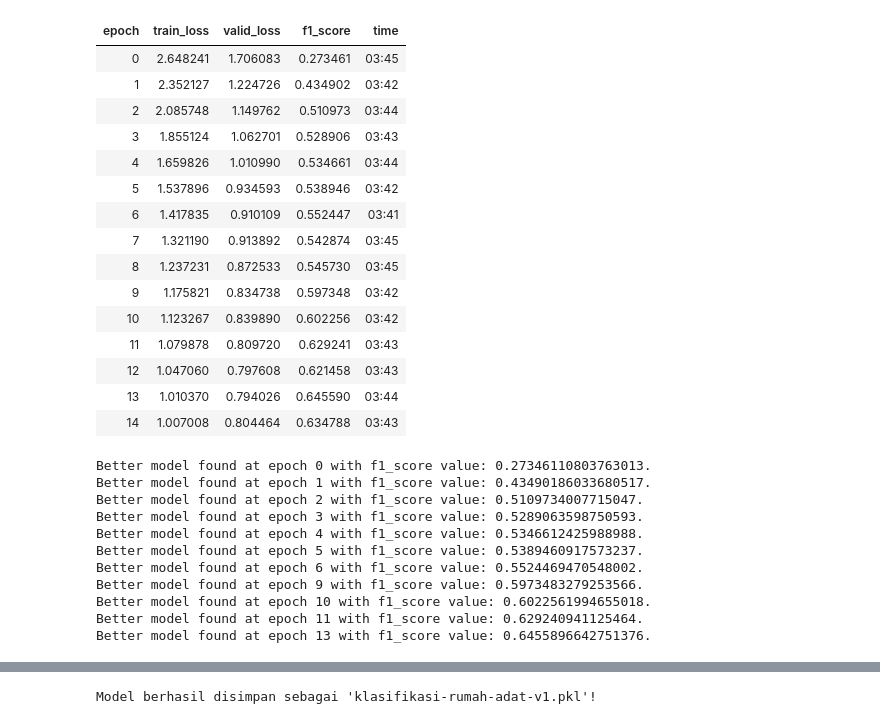
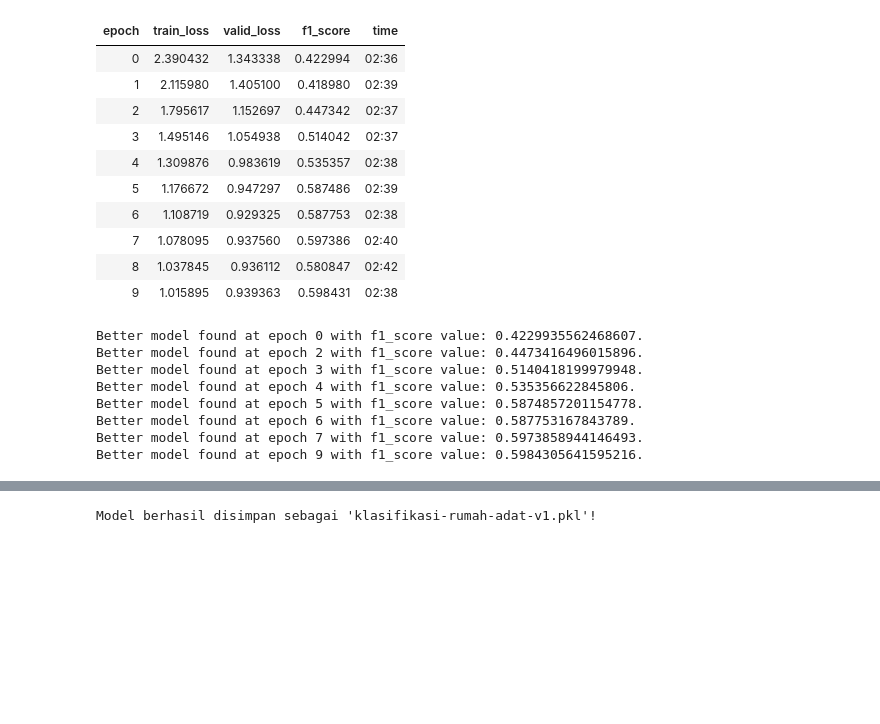
Before and after one commit to rafli-1729/indonesian-heritage-classification, a Jupyter notebook: dsc0084-empat-trio-notebook.ipynb, the cells around one changed output, grey strips where cells are left out. Saved outputs shown, nothing was run; the diff lists cells and outputs as text; code cells hidden in the pictures; blank space fills up the shorter version.

```diff
--- a/dsc0084-empat-trio-notebook.ipynb
+++ b/dsc0084-empat-trio-notebook.ipynb
@@ -20,9 +22,17 @@ warnings.filterwarnings('ignore')
 
 np.random.seed(42)
 # %%
-base_path = Path("/kaggle/input/dsc-logika-ui-2025")
+base_path = Path("/kaggle/input")
 train_path = base_path/'Train'/'Train'
 test_path = base_path/'Test'/'Test'
+base_path.ls()
 
-base_path.ls()
+train_cleaned_path = Path('/kaggle/working/train_cleaned/')
+
+if not train_cleaned_path.exists():
+    print(f"Copying '{train_cleaned_path}'...")
+    shutil.copytree(train_path, train_cleaned_path)
+    print("Success")
+else:
+    print(f"'{train_cleaned_path}' already exist")
 # %% [output]
@@ -83,0 +247,2 @@ dls_small.show_batch(max_n=9)
+# %%
+train_path = train_cleaned_path
@@ -97,19 +299,5 @@ Number of validation images: 350
-# %%
-model = timm.create_model('convnext_tiny.fb_in1k', pretrained=True)
-
-learn = vision_learner(
-    dls_small,
-    'convnext_tiny.fb_in1k',
-    metrics = F1Score(average='macro'),
-    path = '/kaggle/working/'
-)
 # %%
-lrs_small = learn.lr_find(suggest_funcs=(minimum, steep, valley, slide))
-display(
-    lrs_small.minimum,
-    lrs_small.steep,
-    lrs_small.valley,
-    lrs_small.slide
-)
+lrs_128 = learn.lr_find(suggest_funcs=(minimum, steep, valley, slide))
+print(f'learning rate optimal: {lrs_128.minimum, lrs_128.steep, lrs_128.valley, lrs_128.slide}')
 # %% [output]
 [interactive output not drawn]
@@ -121,38 +306,30 @@ display(
 # %%
 learn.fit_one_cycle(
-    15,
-    lrs_small.valley,
+    10,
+    lrs_128.valley,
     cbs = [
         MixUp(0.6),
         SaveModelCallback(monitor='f1_score')
     ]
 )
 # %% [output]
 | epoch | train_loss | valid_loss | f1_score | time |
-| 0 | 2.648241 | 1.706083 | 0.273461 | 03:45 |
-| 1 | 2.352127 | 1.224726 | 0.434902 | 03:42 |
-| 2 | 2.085748 | 1.149762 | 0.510973 | 03:44 |
-| 3 | 1.855124 | 1.062701 | 0.528906 | 03:43 |
-| 4 | 1.659826 | 1.010990 | 0.534661 | 03:44 |
-| 5 | 1.537896 | 0.934593 | 0.538946 | 03:42 |
-| 6 | 1.417835 | 0.910109 | 0.552447 | 03:41 |
-| 7 | 1.321190 | 0.913892 | 0.542874 | 03:45 |
-| 8 | 1.237231 | 0.872533 | 0.545730 | 03:45 |
-| 9 | 1.175821 | 0.834738 | 0.597348 | 03:42 |
-| 10 | 1.123267 | 0.839890 | 0.602256 | 03:42 |
-| 11 | 1.079878 | 0.809720 | 0.629241 | 03:43 |
-| 12 | 1.047060 | 0.797608 | 0.621458 | 03:43 |
-| 13 | 1.010370 | 0.794026 | 0.645590 | 03:44 |
-| 14 | 1.007008 | 0.804464 | 0.634788 | 03:43 |
+| 0 | 2.390432 | 1.343338 | 0.422994 | 02:36 |
+| 1 | 2.115980 | 1.405100 | 0.418980 | 02:39 |
+| 2 | 1.795617 | 1.152697 | 0.447342 | 02:37 |
+| 3 | 1.495146 | 1.054938 | 0.514042 | 02:37 |
+| 4 | 1.309876 | 0.983619 | 0.535357 | 02:38 |
+| 5 | 1.176672 | 0.947297 | 0.587486 | 02:39 |
+| 6 | 1.108719 | 0.929325 | 0.587753 | 02:38 |
+| 7 | 1.078095 | 0.937560 | 0.597386 | 02:40 |
+| 8 | 1.037845 | 0.936112 | 0.580847 | 02:42 |
+| 9 | 1.015895 | 0.939363 | 0.598431 | 02:38 |
-Better model found at epoch 0 with f1_score value: 0.27346110803763013.
-Better model found at epoch 1 with f1_score value: 0.43490186033680517.
-Better model found at epoch 2 with f1_score value: 0.5109734007715047.
-Better model found at epoch 3 with f1_score value: 0.5289063598750593.
-Better model found at epoch 4 with f1_score value: 0.5346612425988988.
-Better model found at epoch 5 with f1_score value: 0.5389460917573237.
-Better model found at epoch 6 with f1_score value: 0.5524469470548002.
-Better model found at epoch 9 with f1_score value: 0.5973483279253566.
-Better model found at epoch 10 with f1_score value: 0.6022561994655018.
-Better model found at epoch 11 with f1_score value: 0.629240941125464.
-Better model found at epoch 13 with f1_score value: 0.6455896642751376.
+Better model found at epoch 0 with f1_score value: 0.4229935562468607.
+Better model found at epoch 2 with f1_score value: 0.4473416496015896.
+Better model found at epoch 3 with f1_score value: 0.5140418199979948.
+Better model found at epoch 4 with f1_score value: 0.535356622845806.
+Better model found at epoch 5 with f1_score value: 0.5874857201154778.
+Better model found at epoch 6 with f1_score value: 0.587753167843789.
+Better model found at epoch 7 with f1_score value: 0.5973858944146493.
+Better model found at epoch 9 with f1_score value: 0.5984305641595216.
 # %%
```
Also changed, not shown: parts of 19 cells of this notebook.
